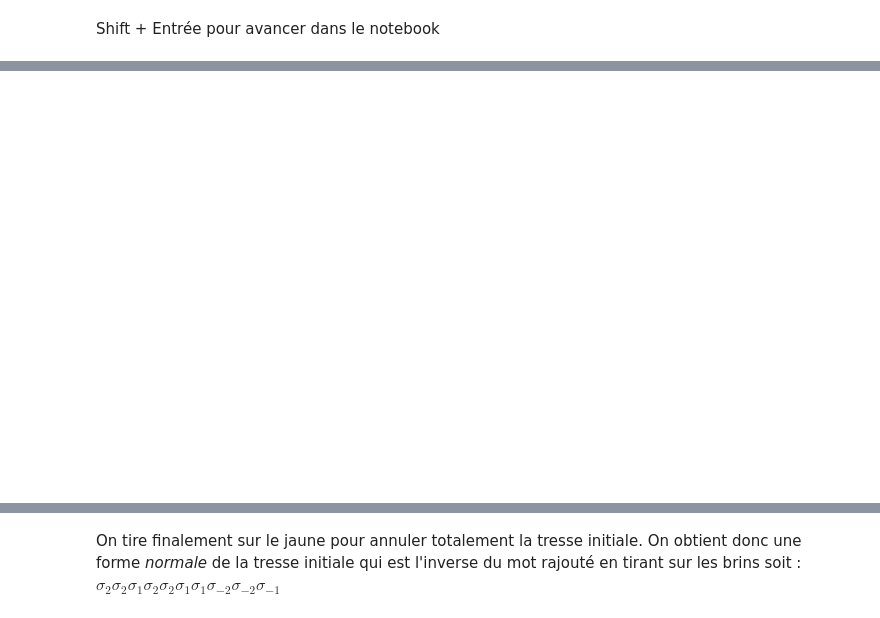
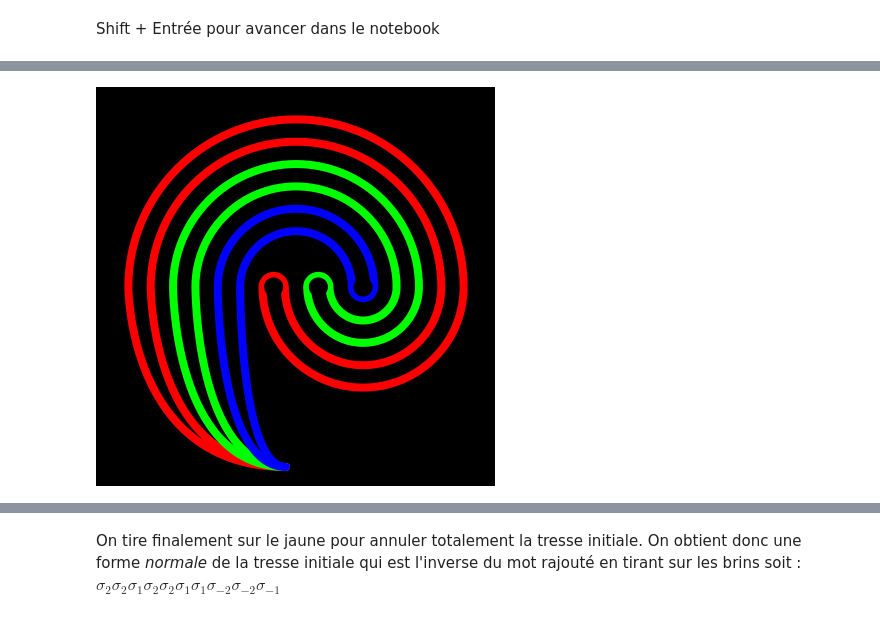
Before and after one commit to xysticus/braid-blackboard, a Jupyter notebook: ipynbks/AutoMorphCairo.ipynb, the cells around one changed output, grey strips where cells are left out. Saved outputs shown, nothing was run; the diff lists cells and outputs as text; code cells hidden in the pictures.

```diff
--- a/ipynbks/AutoMorphCairo.ipynb
+++ b/ipynbks/AutoMorphCairo.ipynb
@@ -345,7 +345,7 @@ from io import BytesIO
 
 def dessine_auto_de_tresse(tresse,
                            en_couleur = True, couleur_fond = '(0,0,0)', couleur_trous = '(0,0,0)',
-                           hauteur = 200, largeur = 200, largeur_brin = 4, )  :
+                           hauteur = 200, largeur = 200, largeur_brin = 4, fichier = "")  :
     """ Dessine un automorphisme de tresse sur un Canvas d'après son mot
 
         Args:
@@ -361,12 +361,20 @@ def dessine_auto_de_tresse(tresse,
 
     ctx.scale(1, 1)
 
+    ctx.set_source_rgb(0,0,0)
+    ctx.rectangle(0, 0, largeur-1, hauteur-1)
+    ctx.fill()
+
+    ctx.set_source_rgb(*couleur_fond)
+    ctx.rectangle(2, 2, largeur-5, hauteur-5)
+    ctx.fill()
+
     ctx.set_line_width(largeur_brin)
 
     # couleur et style des lignes
     ctx.set_line_cap(cairo.LINE_CAP_ROUND)
 
-    if en_couleur: couleurs = [(0.5, 1, 0), (0,.5,.5), (0.5,0,.5),(1,0,0),(0,1,0),(.5,.5,0.0)]
+    if en_couleur: couleurs = [(1, 0, 0), (0,1,0), (0,0,1), (.5,.5,0),(.5,0,.5),(0,.5,.5)]
     else: couleurs = [(0,0,0), (0,0,0),(0,0,0),(0,0,0),(0,0,0),(0,0,0)]
 
     if tresse:
@@ -388,7 +396,7 @@ def dessine_auto_de_tresse(tresse,
         x, y, radius, radius2, start_angle, end_angle, anticlockwise = lacet[0]
         ctx.move_to(largeur/2 - 20 , hauteur - 20)
         x = x + radius if anticlockwise else x - radius
-        ctx.curve_to(x, hauteur - 20, x, hauteur - 20, x, y)
+        ctx.curve_to(x, hauteur - 20, x, hauteur/2 , x, y)
 
         for (x, y, radius, radius2, start_angle, end_angle, anticlockwise) in lacet:
             if anticlockwise:
@@ -397,17 +405,15 @@ def dessine_auto_de_tresse(tresse,
                 ctx.arc(x, y, radius, start_angle, end_angle)
             fin = x - radius if anticlockwise else x + radius
 
-        ctx.curve_to(fin, hauteur - 20, fin, hauteur - 20, largeur/2 - 20 , hauteur - 20)
+        ctx.curve_to(fin, hauteur/2, fin, hauteur - 20, largeur/2 - 20 , hauteur - 20)
         ctx.stroke()
 
         if couleur_trous:
             # dessin du trou
             x, y, radius, *_ = lacet[len(lacet)//2]
-            #ctx.save()
             ctx.set_source_rgb(*couleur_trous)
-            ctx.arc(x, y, radius - 1, 0, 2 * math.pi)
+            ctx.arc(x, y, radius / 2, 0, 2 * math.pi)
             ctx.stroke()
-            #ctx.restore()
 
     for i, lacet in enumerate(arcs):
         dessine_un_lacet(i, lacet)
@@ -415,3 +421,5 @@ def dessine_auto_de_tresse(tresse,
     with BytesIO() as fileobj:
         surface.write_to_png(fileobj)
         display(Image(fileobj.getvalue(), width=400))
+
+    if fichier: surface.write_to_png(fichier)
@@ -429,5 +446,5 @@ La tresse demi-tour $\sigma_1\sigma_2\sigma_3\sigma_1\sigma_2\sigma_1$
 # %%
-dessine_auto_de_tresse([1, 2, 3, 1, 2, 1], hauteur = 400, largeur = 400, largeur_brin = 10,
-                            couleur_trous = (0,0,0), couleur_fond = (0,0,0))
+dessine_auto_de_tresse([1, 1, 2, 2, 1, 2, 2, -1], hauteur = 400, largeur = 400, largeur_brin = 8,
+                           couleur_trous = (0,0,0), couleur_fond = (0,0,0), fichier = '../imgs/a1122122m1.png')
 # %% [output]
-[figure, old version]
+[figure, new version]
```
Also changed, not shown: parts of 31 cells of this notebook, 1 other file.
